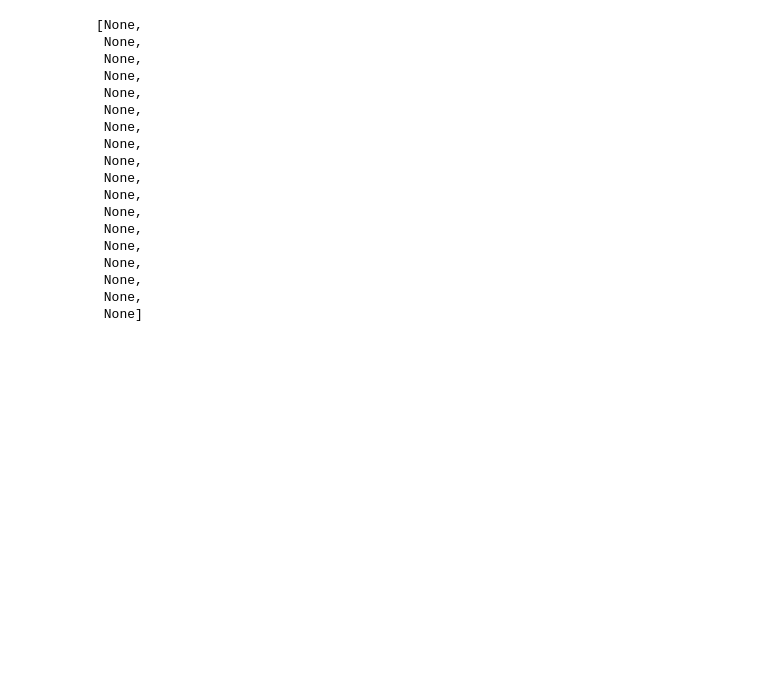
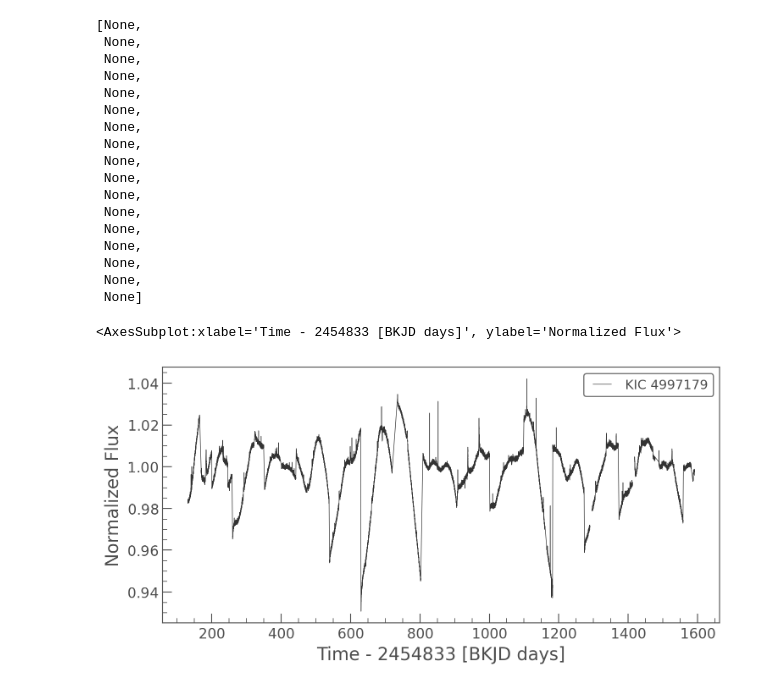
Before and after one commit to benmontet/wilson, a Jupyter notebook: notebooks/02_design_matrix/03_analyse_all_data_for_one_star.ipynb, the cells around one changed output. Cells and saved outputs as stored; diff of their text form; code cells hidden in the pictures; blank space fills up the shorter version.

```diff
--- a/notebooks/02_design_matrix/03_analyse_all_data_for_one_star.ipynb
+++ b/notebooks/02_design_matrix/03_analyse_all_data_for_one_star.ipynb
@@ -9,7 +10,9 @@ warnings.filterwarnings('ignore')
 
 from lightkurve.correctors import CBVCorrector
 # %%
-lcs = search_lightcurve('KIC 8462852', cadence='long').download_all(flux_column='sap_flux')
+kepid = '4997179'
+
+lcs = search_lightcurve('KIC ' + kepid, cadence='long').download_all(flux_column='sap_flux')
 
 cbvCorrector = []
 
@@ -31,10 +34,14 @@ cbvCorrector = []
  None,
  None,
  None,
- None,
  None]
 # %%
 lc = lcs.stitch()
+
+lc.plot()
+# %% [output]
+<AxesSubplot:xlabel='Time - 2454833 [BKJD days]', ylabel='Normalized Flux'>
+[figure, added]
 # %%
 # Select which CBVs to use in the correction
 cbv_type = ['SingleScale']
```
Also changed, not shown: parts of 9 cells of this notebook, 1 other file.
